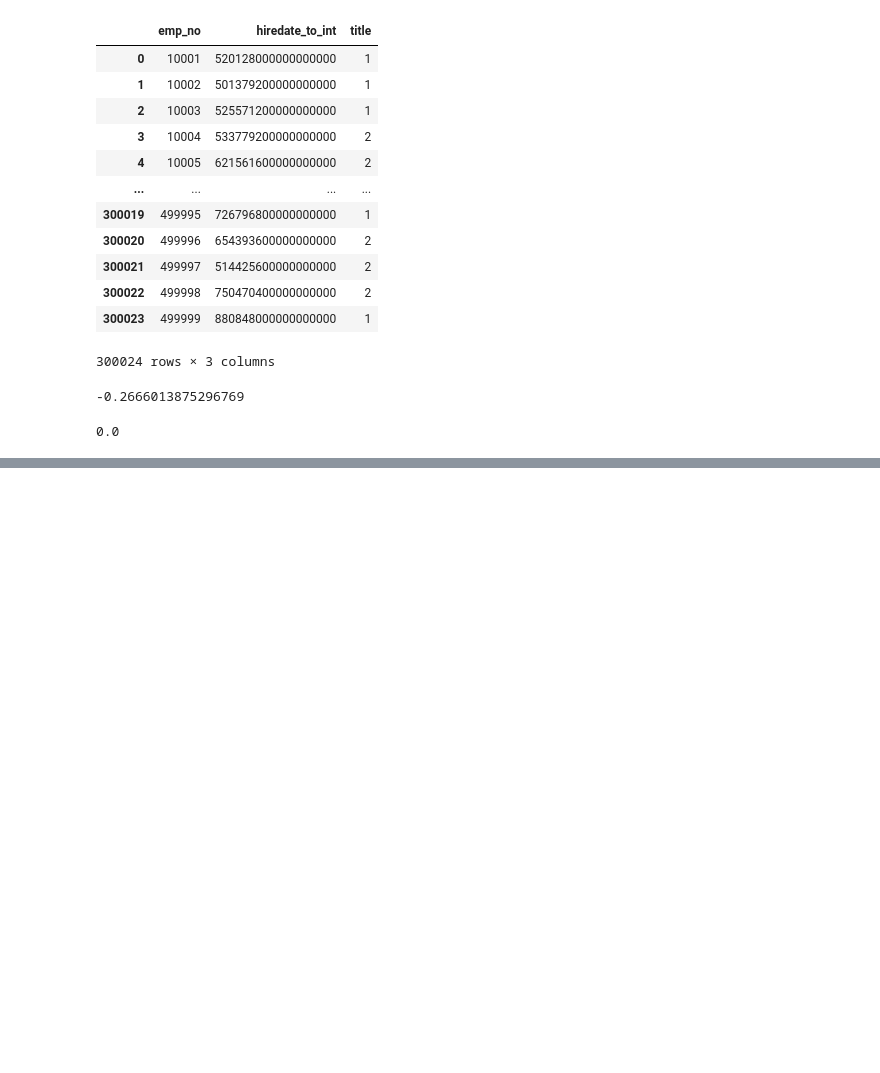
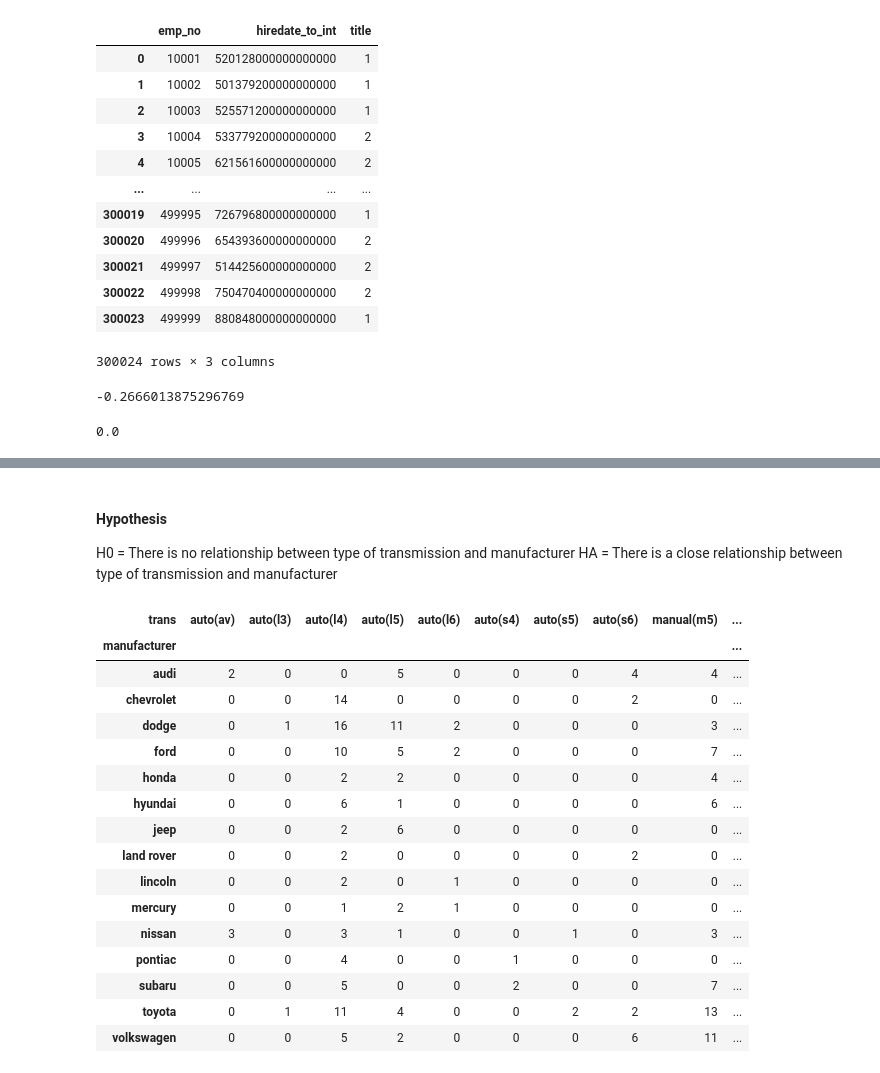
Before and after one commit to EmmanuelAzua/statistics-exercises, a Jupyter notebook: hypothesis_testing.ipynb, the cells around one changed output, grey strips where cells are left out. Drawn from its saved outputs; the diff is of its cells as text; code cells hidden in the pictures; blank space fills up the shorter version.

Commit message:
"Hypothesis Testing: Chi Square" exercises

```diff
--- a/hypothesis_testing.ipynb
+++ b/hypothesis_testing.ipynb
@@ -870,0 +932,3 @@ p
+# %%
+mpg_df = data("mpg")
+mpg_df
@@ -870,0 +949,26 @@ p
+# %% [markdown]
+#### Hypothesis
+
+H0 = There is no relationship between type of transmission and manufacturer
+HA = There is a close relationship between type of transmission and manufacturer
+# %%
+observations = pd.crosstab(mpg_df['manufacturer'], mpg_df['trans'])
+observations
+# %% [output]
+| trans | auto(av) | auto(l3) | auto(l4) | auto(l5) | auto(l6) | auto(s4) | auto(s5) | auto(s6) | manual(m5) | ... |
+| manufacturer |  |  |  |  |  |  |  |  |  | ... |
+| audi | 2 | 0 | 0 | 5 | 0 | 0 | 0 | 4 | 4 | ... |
+| chevrolet | 0 | 0 | 14 | 0 | 0 | 0 | 0 | 2 | 0 | ... |
+| dodge | 0 | 1 | 16 | 11 | 2 | 0 | 0 | 0 | 3 | ... |
+| ford | 0 | 0 | 10 | 5 | 2 | 0 | 0 | 0 | 7 | ... |
+| honda | 0 | 0 | 2 | 2 | 0 | 0 | 0 | 0 | 4 | ... |
+| hyundai | 0 | 0 | 6 | 1 | 0 | 0 | 0 | 0 | 6 | ... |
+| jeep | 0 | 0 | 2 | 6 | 0 | 0 | 0 | 0 | 0 | ... |
+| land rover | 0 | 0 | 2 | 0 | 0 | 0 | 0 | 2 | 0 | ... |
+| lincoln | 0 | 0 | 2 | 0 | 1 | 0 | 0 | 0 | 0 | ... |
+| mercury | 0 | 0 | 1 | 2 | 1 | 0 | 0 | 0 | 0 | ... |
+| nissan | 3 | 0 | 3 | 1 | 0 | 0 | 1 | 0 | 3 | ... |
+| pontiac | 0 | 0 | 4 | 0 | 0 | 1 | 0 | 0 | 0 | ... |
+| subaru | 0 | 0 | 5 | 0 | 0 | 2 | 0 | 0 | 7 | ... |
+| toyota | 0 | 1 | 11 | 4 | 0 | 0 | 2 | 2 | 13 | ... |
+| volkswagen | 0 | 0 | 5 | 2 | 0 | 0 | 0 | 6 | 11 | ... |
```
Also changed, not shown: parts of 17 cells of this notebook, 1 other file.
